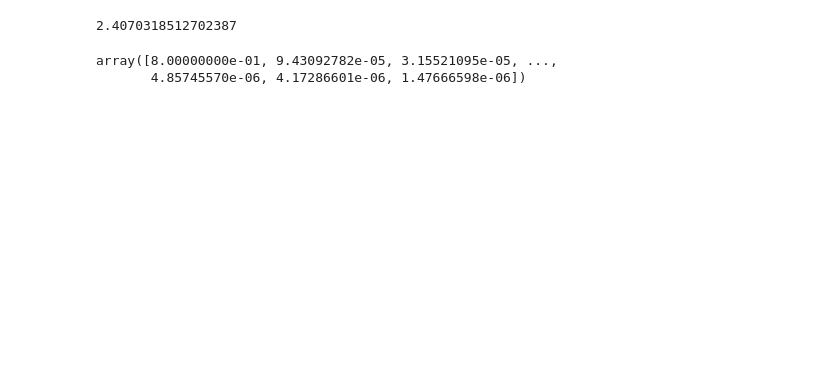
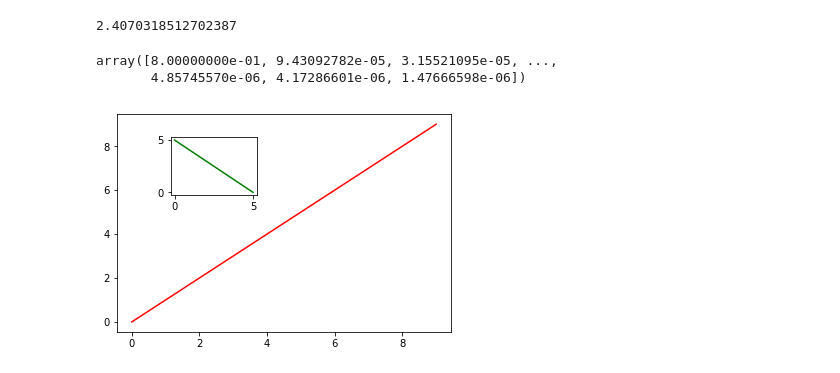
Before and after one commit to paviudes/chflow, a Jupyter notebook: src/multi_qubit.ipynb, the cells around one changed output. Cells and saved outputs as stored; diff of their text form; code cells hidden in the pictures; blank space fills up the shorter version.

```diff
--- a/src/multi_qubit.ipynb
+++ b/src/multi_qubit.ipynb
@@ -119,3 +119,18 @@ def PauliDistributionPlot(pauliprobs, qcode, nreps=5, max_weight=None):
         pdfInfo["Author"] = "Pavithran Iyer"
         pdfInfo["ModDate"] = dt.datetime.today()
     return None
+# %%
+import matplotlib.pyplot as plt
+
+fig, ax1 = plt.subplots()
+
+# These are in unitless percentages of the figure size. (0,0 is bottom left)
+left, bottom, width, height = [0.25, 0.6, 0.2, 0.2]
+ax2 = fig.add_axes([left, bottom, width, height])
+
+ax1.plot(range(10), color='red')
+ax2.plot(range(6)[::-1], color='green')
+
+plt.show()
+# %% [output]
+[figure, added]
```
Also changed, not shown: parts of 11 cells of this notebook, 10 other files.
